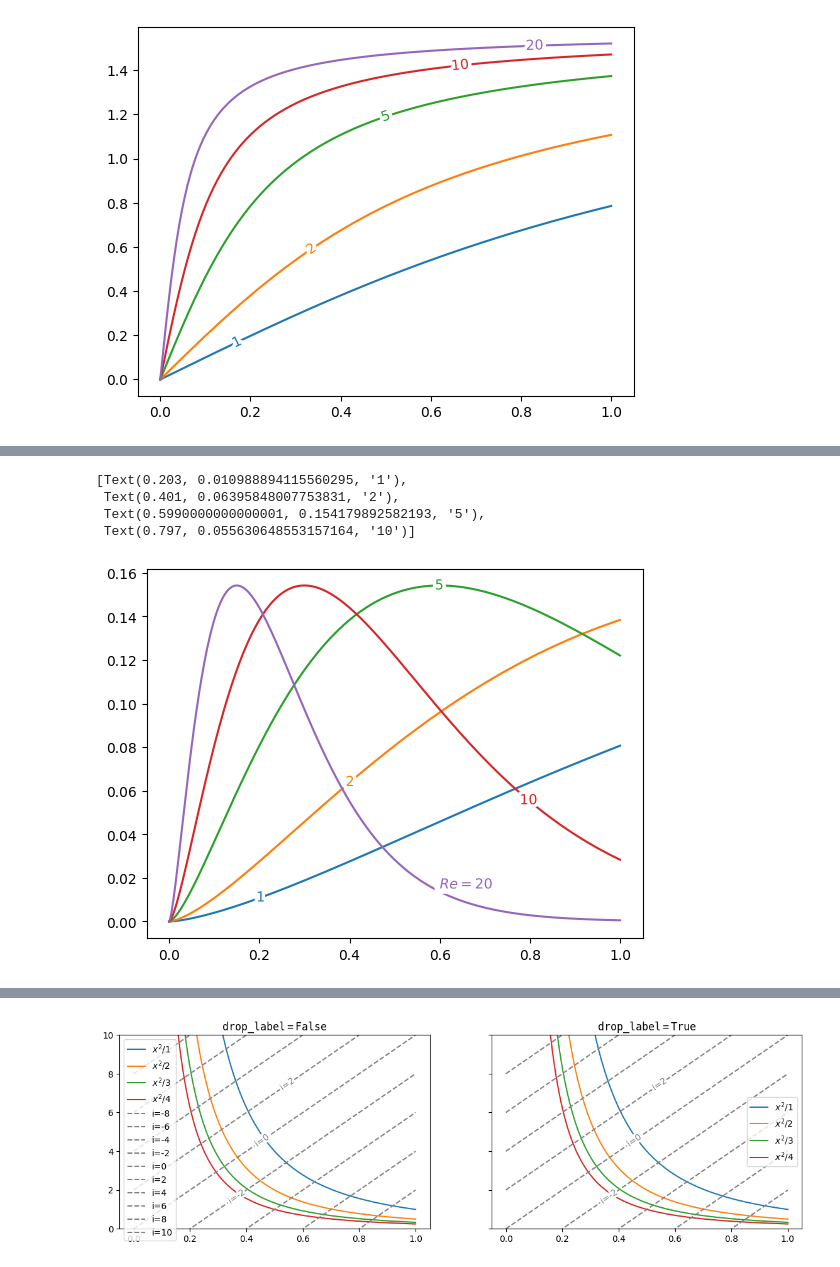
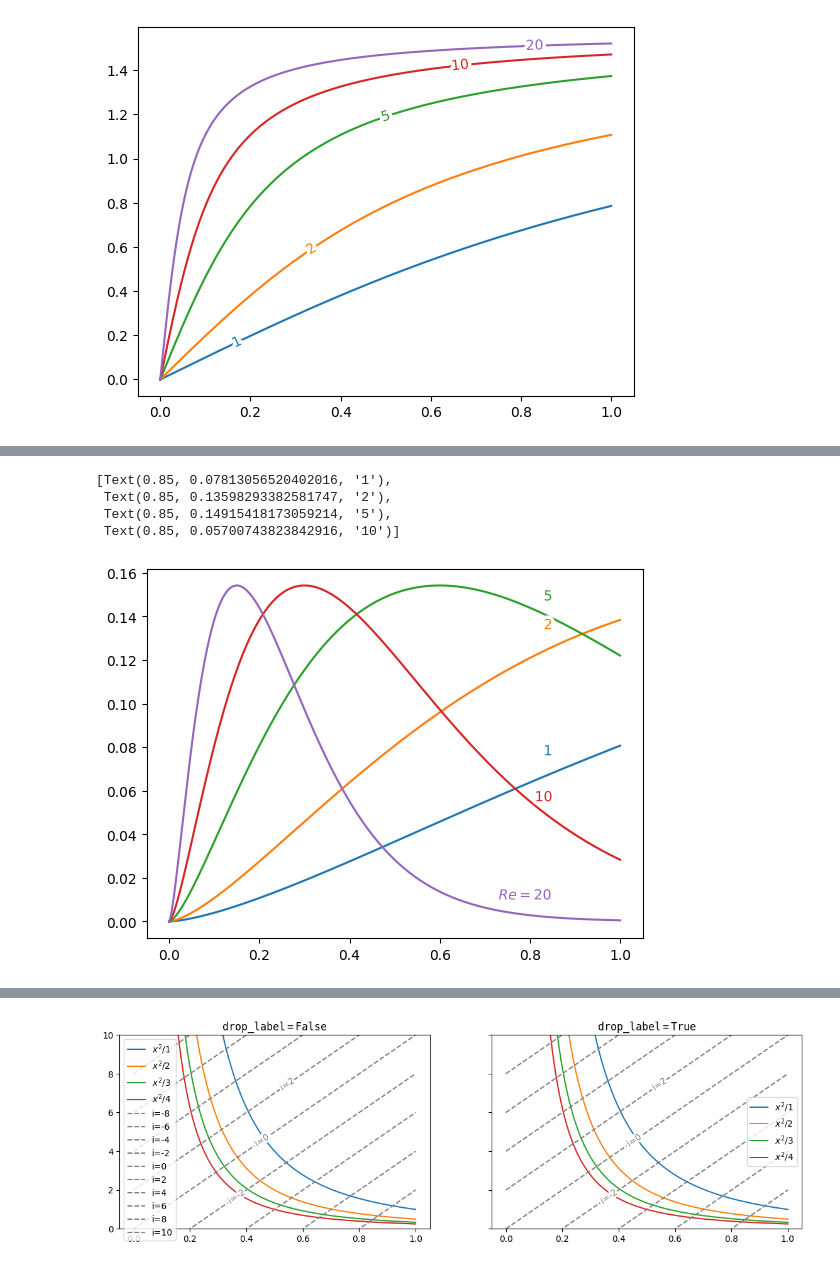
Before and after one commit to cphyc/matplotlib-label-lines, a Jupyter notebook: example/matplotlib_label_lines.ipynb, the cells around one changed output, grey strips where cells are left out. Saved outputs shown, nothing was run; the diff lists cells and outputs as text; code cells hidden in the pictures.

```diff
--- a/example/matplotlib_label_lines.ipynb
+++ b/example/matplotlib_label_lines.ipynb
@@ -67,17 +68,32 @@ labelLines(plt.gca().get_lines(), align=False, xvals=xvals, color="k")
 # %%
 for a in A:
     plt.plot(X, chi2(5).pdf(a * X), label=str(a))
 
 lines = plt.gca().get_lines()
 l1 = lines[-1]
-labelLine(l1, 0.6, label=rf"$Re=${l1.get_label()}", ha="left", va="bottom", align=False)
-labelLines(lines[:-1], align=False)
+labelLine(
+    l1,
+    0.85,
+    label=rf"$Re=${l1.get_label()}",
+    align=False,
+    yoffset=0.01,
+    ha="right",
+    backgroundcolor="none",
+)
+labelLines(
+    lines[:-1],
+    xvals=0.85,
+    yoffsets=0.01,
+    align=False,
+    ha="right",
+    backgroundcolor="none",
+)
 # %% [output]
-[Text(0.203, 0.010988894115560295, '1'),
- Text(0.401, 0.06395848007753831, '2'),
- Text(0.5990000000000001, 0.154179892582193, '5'),
- Text(0.797, 0.055630648553157164, '10')]
+[Text(0.85, 0.07813056520402016, '1'),
+ Text(0.85, 0.13598293382581747, '2'),
+ Text(0.85, 0.14915418173059214, '5'),
+ Text(0.85, 0.05700743823842916, '10')]
-[figure, old version]
+[figure, new version]
 # %%
 for a in A:
     plt.semilogx(X, np.arctan(5 * a * X), label=str(a))
```
Also changed, not shown: parts of 5 cells of this notebook, 1 other file.
